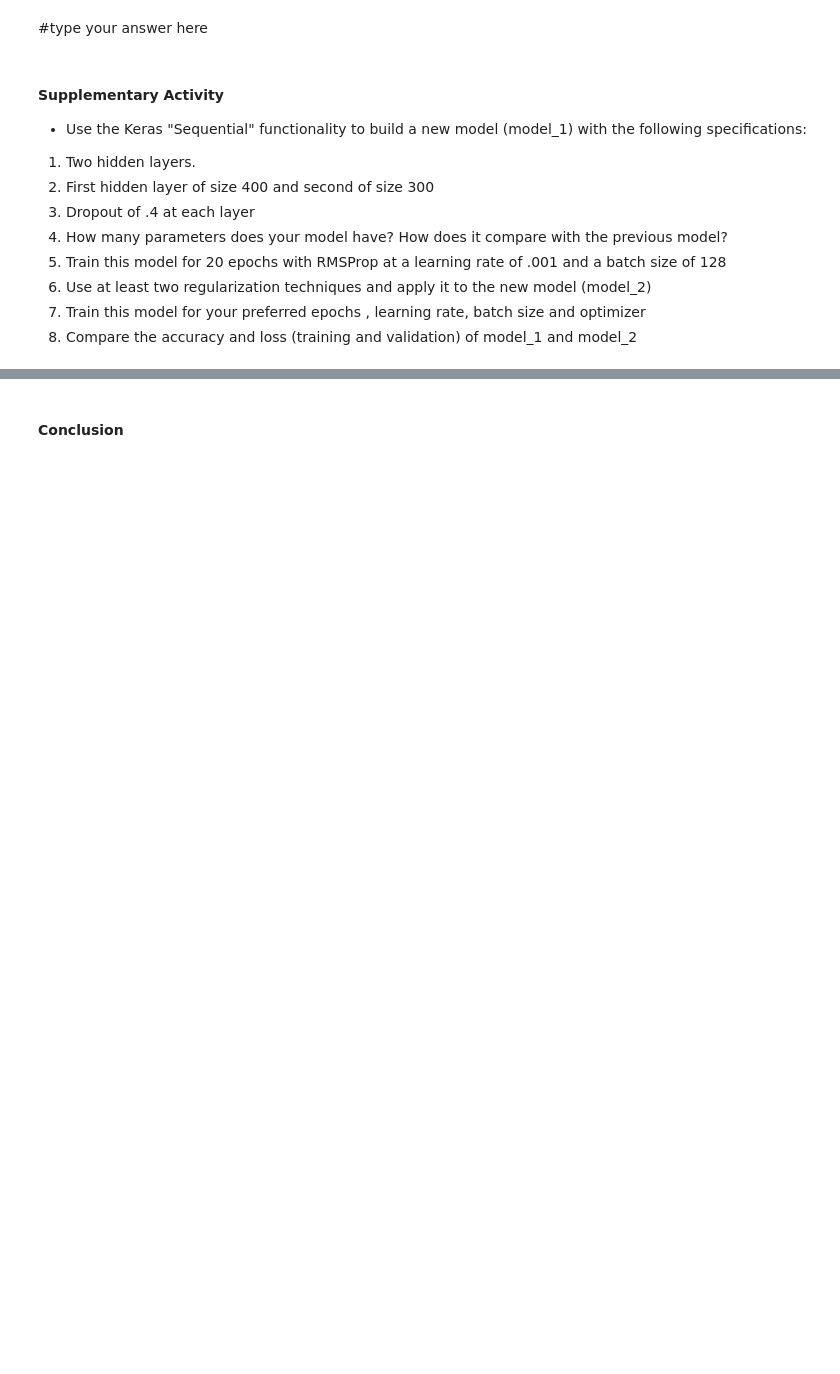
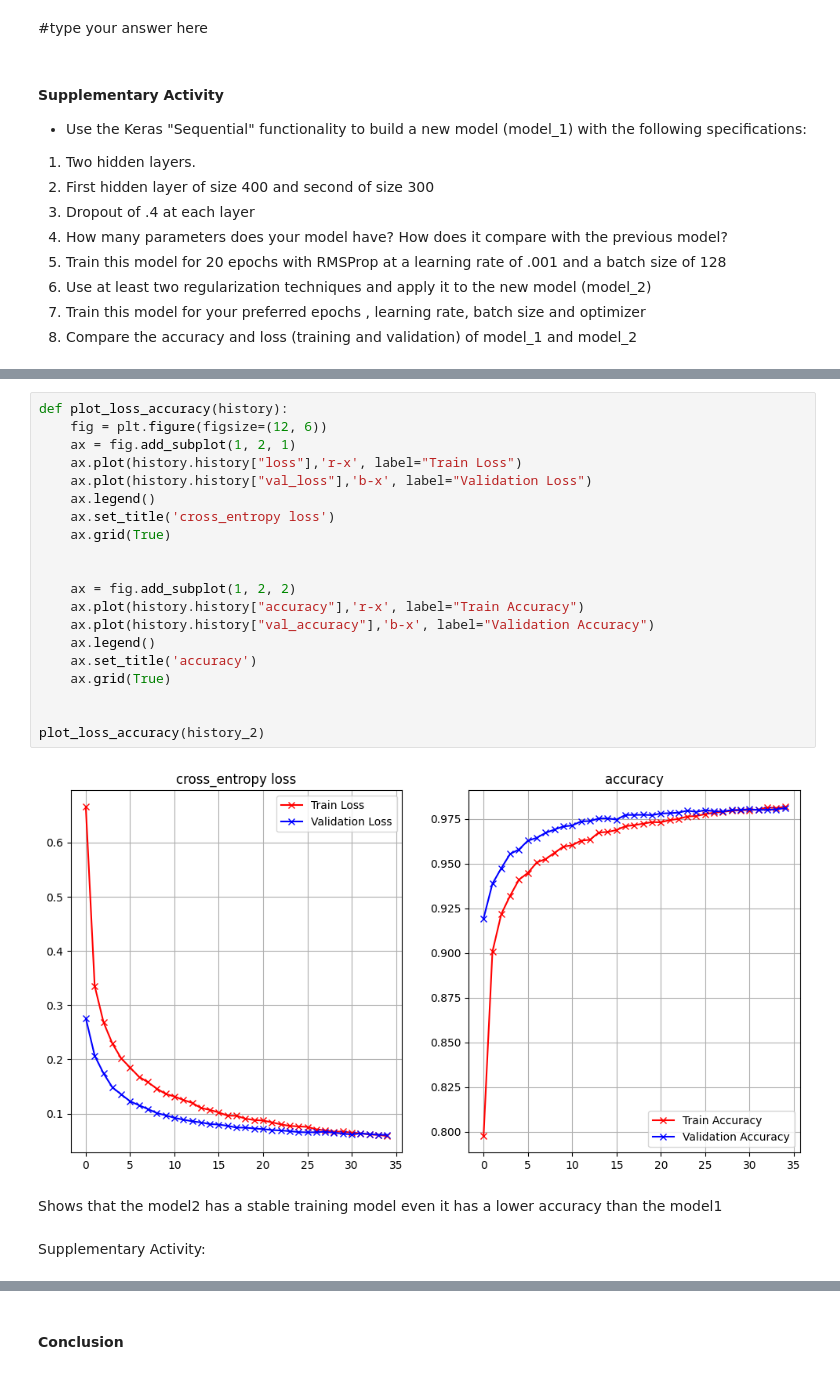
Before and after one commit to KennJieValleser/CPE-313-CPE32S3, a Jupyter notebook: Hands_on_Activity_2_3_Regularization.ipynb, the cells around one changed output, grey strips where cells are left out. Cells and saved outputs as stored; diff of their text form; blank space fills up the shorter version.

```diff
--- a/Hands_on_Activity_2_3_Regularization.ipynb
+++ b/Hands_on_Activity_2_3_Regularization.ipynb
@@ -164,0 +399,26 @@ Interpret the result
+# %%
+def plot_loss_accuracy(history):
+    fig = plt.figure(figsize=(12, 6))
+    ax = fig.add_subplot(1, 2, 1)
+    ax.plot(history.history["loss"],'r-x', label="Train Loss")
+    ax.plot(history.history["val_loss"],'b-x', label="Validation Loss")
+    ax.legend()
+    ax.set_title('cross_entropy loss')
+    ax.grid(True)
+
+
+    ax = fig.add_subplot(1, 2, 2)
+    ax.plot(history.history["accuracy"],'r-x', label="Train Accuracy")
+    ax.plot(history.history["val_accuracy"],'b-x', label="Validation Accuracy")
+    ax.legend()
+    ax.set_title('accuracy')
+    ax.grid(True)
+
+
+plot_loss_accuracy(history_2)
+# %% [output]
+[figure, added]
+# %% [markdown]
+Shows that the model2 has a stable training model even it has a lower accuracy than the model1
+# %% [markdown]
+Supplementary Activity:
```
Also changed, not shown: parts of 40 cells of this notebook.
